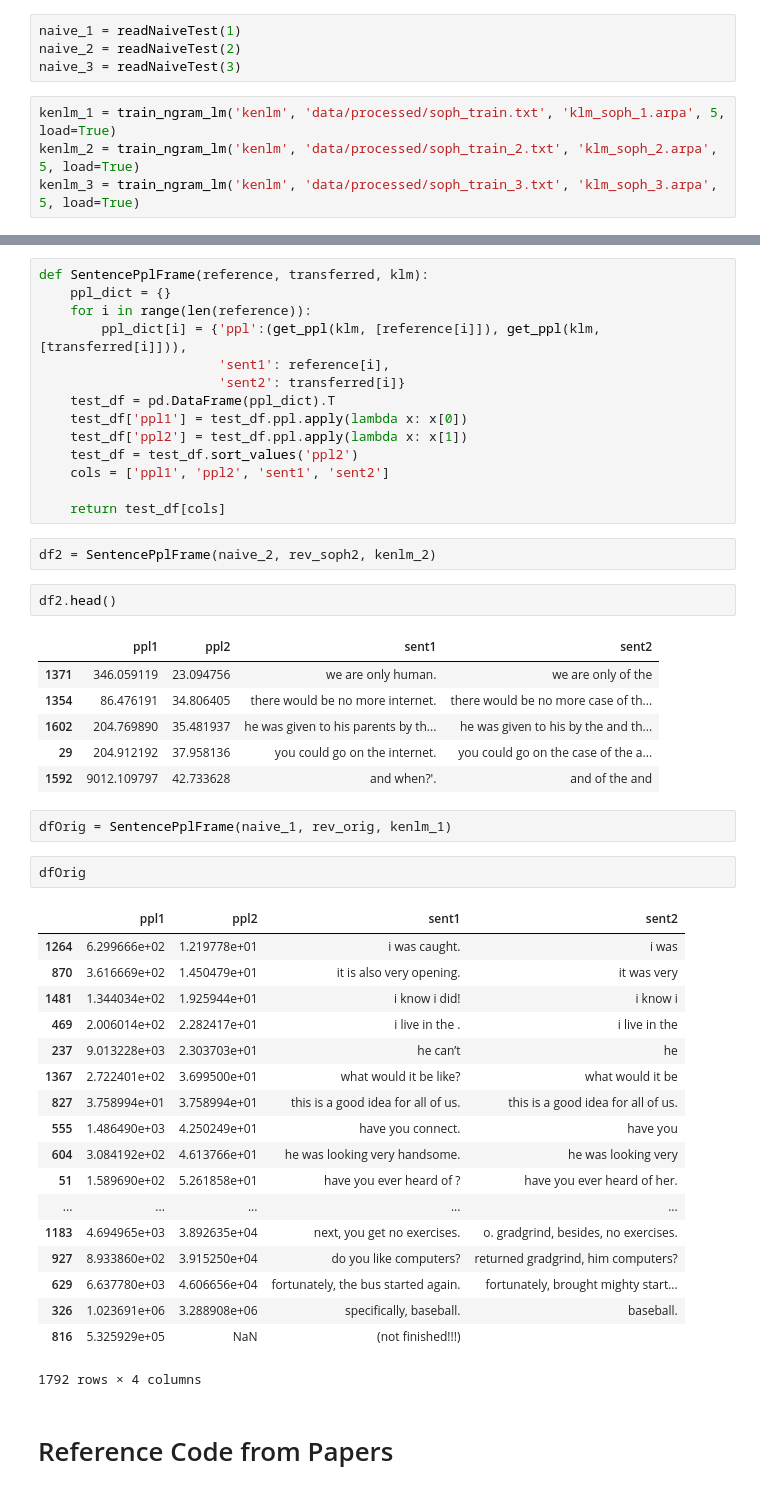
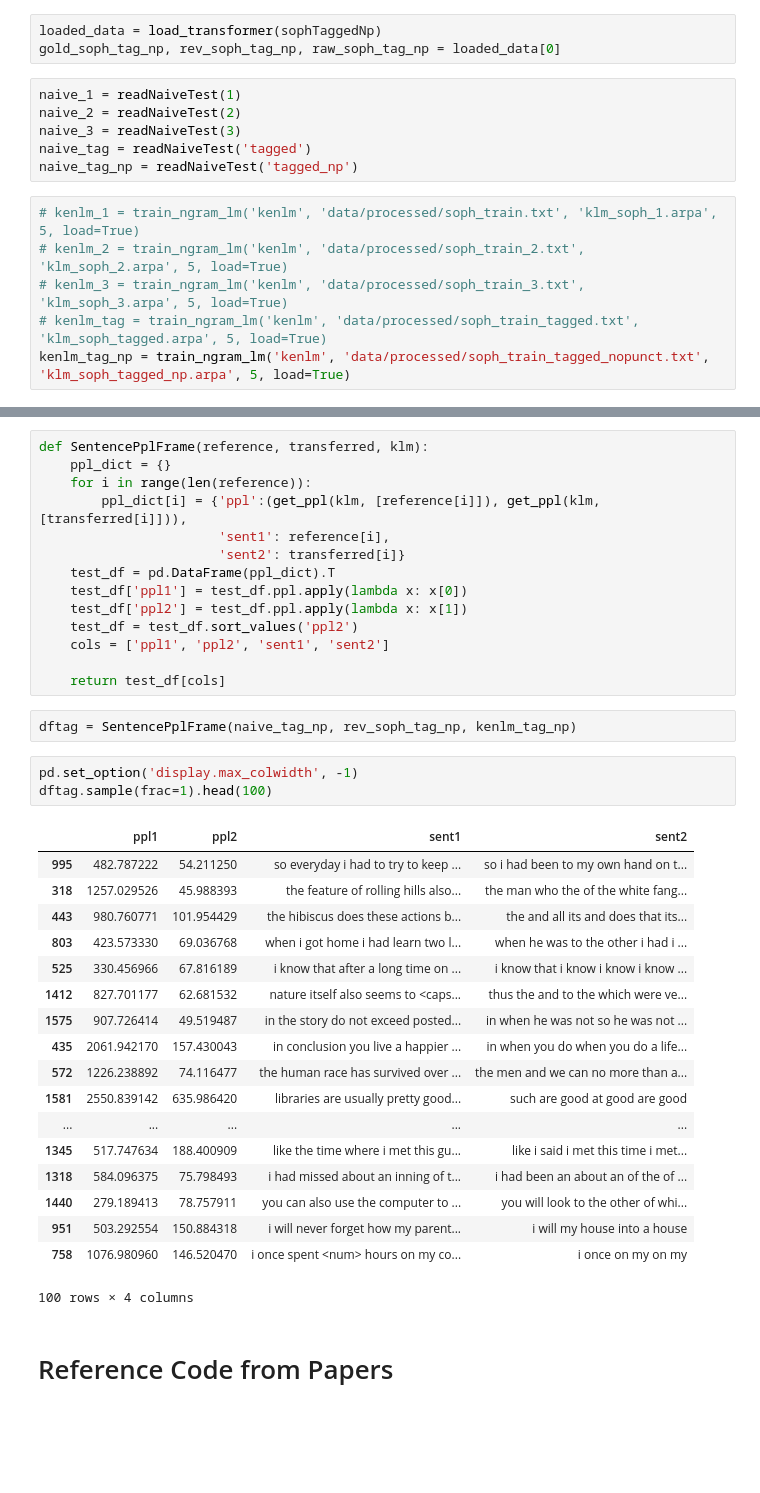
Before and after one commit to spencerbraun/sophisticated_style_transfer, a Jupyter notebook: Evaluation.ipynb, the cells around one changed output, grey strips where cells are left out. Saved outputs shown, nothing was run; the diff lists cells and outputs as text; blank space fills up the shorter version.

```diff
--- a/Evaluation.ipynb
+++ b/Evaluation.ipynb
@@ -401,8 +406,15 @@ gold_soph2, rev_soph2, raw_soph2 = loaded_data[0]
+# %%
+loaded_data = load_transformer(sophTaggedNp)
+gold_soph_tag_np, rev_soph_tag_np, raw_soph_tag_np = loaded_data[0]
 # %%
 naive_1 = readNaiveTest(1)
 naive_2 = readNaiveTest(2)
 naive_3 = readNaiveTest(3)
+naive_tag = readNaiveTest('tagged')
+naive_tag_np = readNaiveTest('tagged_np')
 # %%
-kenlm_1 = train_ngram_lm('kenlm', 'data/processed/soph_train.txt', 'klm_soph_1.arpa', 5, load=True)
-kenlm_2 = train_ngram_lm('kenlm', 'data/processed/soph_train_2.txt', 'klm_soph_2.arpa', 5, load=True)
-kenlm_3 = train_ngram_lm('kenlm', 'data/processed/soph_train_3.txt', 'klm_soph_3.arpa', 5, load=True)
+# kenlm_1 = train_ngram_lm('kenlm', 'data/processed/soph_train.txt', 'klm_soph_1.arpa', 5, load=True)
+# kenlm_2 = train_ngram_lm('kenlm', 'data/processed/soph_train_2.txt', 'klm_soph_2.arpa', 5, load=True)
+# kenlm_3 = train_ngram_lm('kenlm', 'data/processed/soph_train_3.txt', 'klm_soph_3.arpa', 5, load=True)
+# kenlm_tag = train_ngram_lm('kenlm', 'data/processed/soph_train_tagged.txt', 'klm_soph_tagged.arpa', 5, load=True)
+kenlm_tag_np = train_ngram_lm('kenlm', 'data/processed/soph_train_tagged_nopunct.txt', 'klm_soph_tagged_np.arpa', 5, load=True)
@@ -438,40 +450,30 @@ def SentencePplFrame(reference, transferred, klm):
     cols = ['ppl1', 'ppl2', 'sent1', 'sent2']
 
     return test_df[cols]
-# %%
-df2 = SentencePplFrame(naive_2, rev_soph2, kenlm_2)
-# %%
-df2.head()
-# %% [output]
-|  | ppl1 | ppl2 | sent1 | sent2 |
-| 1371 | 346.059119 | 23.094756 | we are only human. | we are only of the |
-| 1354 | 86.476191 | 34.806405 | there would be no more internet. | there would be no more case of th... |
-| 1602 | 204.769890 | 35.481937 | he was given to his parents by th... | he was given to his by the and th... |
-| 29 | 204.912192 | 37.958136 | you could go on the internet. | you could go on the case of the a... |
-| 1592 | 9012.109797 | 42.733628 | and when?'. | and of the and |
-# %%
-dfOrig = SentencePplFrame(naive_1, rev_orig, kenlm_1)
-# %%
-dfOrig
-# %% [output]
-|  | ppl1 | ppl2 | sent1 | sent2 |
-| 1264 | 6.299666e+02 | 1.219778e+01 | i was caught. | i was |
-| 870 | 3.616669e+02 | 1.450479e+01 | it is also very opening. | it was very |
-| 1481 | 1.344034e+02 | 1.925944e+01 | i know i did! | i know i |
-| 469 | 2.006014e+02 | 2.282417e+01 | i live in the . | i live in the |
-| 237 | 9.013228e+03 | 2.303703e+01 | he can’t | he |
-| 1367 | 2.722401e+02 | 3.699500e+01 | what would it be like? | what would it be |
-| 827 | 3.758994e+01 | 3.758994e+01 | this is a good idea for all of us. | this is a good idea for all of us. |
-| 555 | 1.486490e+03 | 4.250249e+01 | have you connect. | have you |
-| 604 | 3.084192e+02 | 4.613766e+01 | he was looking very handsome. | he was looking very |
-| 51 | 1.589690e+02 | 5.261858e+01 | have you ever heard of ? | have you ever heard of her. |
-| ... | ... | ... | ... | ... |
-| 1183 | 4.694965e+03 | 3.892635e+04 | next, you get no exercises. | o. gradgrind, besides, no exercises. |
-| 927 | 8.933860e+02 | 3.915250e+04 | do you like computers? | returned gradgrind, him computers? |
-| 629 | 6.637780e+03 | 4.606656e+04 | fortunately, the bus started again. | fortunately, brought mighty start... |
-| 326 | 1.023691e+06 | 3.288908e+06 | specifically, baseball. | baseball. |
-| 816 | 5.325929e+05 | NaN | (not finished!!!) |  |
-1792 rows × 4 columns
+# %%
+dftag = SentencePplFrame(naive_tag_np, rev_soph_tag_np, kenlm_tag_np)
+# %%
+pd.set_option('display.max_colwidth', -1)
+dftag.sample(frac=1).head(100)
+# %% [output]
+|  | ppl1 | ppl2 | sent1 | sent2 |
+| 995 | 482.787222 | 54.211250 | so everyday i had to try to keep ... | so i had been to my own hand on t... |
+| 318 | 1257.029526 | 45.988393 | the feature of rolling hills also... | the man who the of the white fang... |
+| 443 | 980.760771 | 101.954429 | the hibiscus does these actions b... | the and all its and does that its... |
+| 803 | 423.573330 | 69.036768 | when i got home i had learn two l... | when he was to the other i had i ... |
+| 525 | 330.456966 | 67.816189 | i know that after a long time on ... | i know that i know i know i know ... |
+| 1412 | 827.701177 | 62.681532 | nature itself also seems to <caps... | thus the and to the which were ve... |
+| 1575 | 907.726414 | 49.519487 | in the story do not exceed posted... | in when he was not so he was not ... |
+| 435 | 2061.942170 | 157.430043 | in conclusion you live a happier ... | in when you do when you do a life... |
+| 572 | 1226.238892 | 74.116477 | the human race has survived over ... | the men and we can no more than a... |
+| 1581 | 2550.839142 | 635.986420 | libraries are usually pretty good... | such are good at good are good |
+| ... | ... | ... | ... | ... |
+| 1345 | 517.747634 | 188.400909 | like the time where i met this gu... | like i said i met this time i met... |
+| 1318 | 584.096375 | 75.798493 | i had missed about an inning of t... | i had been an about an of the of ... |
+| 1440 | 279.189413 | 78.757911 | you can also use the computer to ... | you will look to the other of whi... |
+| 951 | 503.292554 | 150.884318 | i will never forget how my parent... | i will my house into a house |
+| 758 | 1076.980960 | 146.520470 | i once spent <num> hours on my co... | i once on my on my |
+100 rows × 4 columns
 # %% [markdown]
 # Reference Code from Papers
 # %% [markdown]
```
Also changed, not shown: parts of 7 cells of this notebook.
